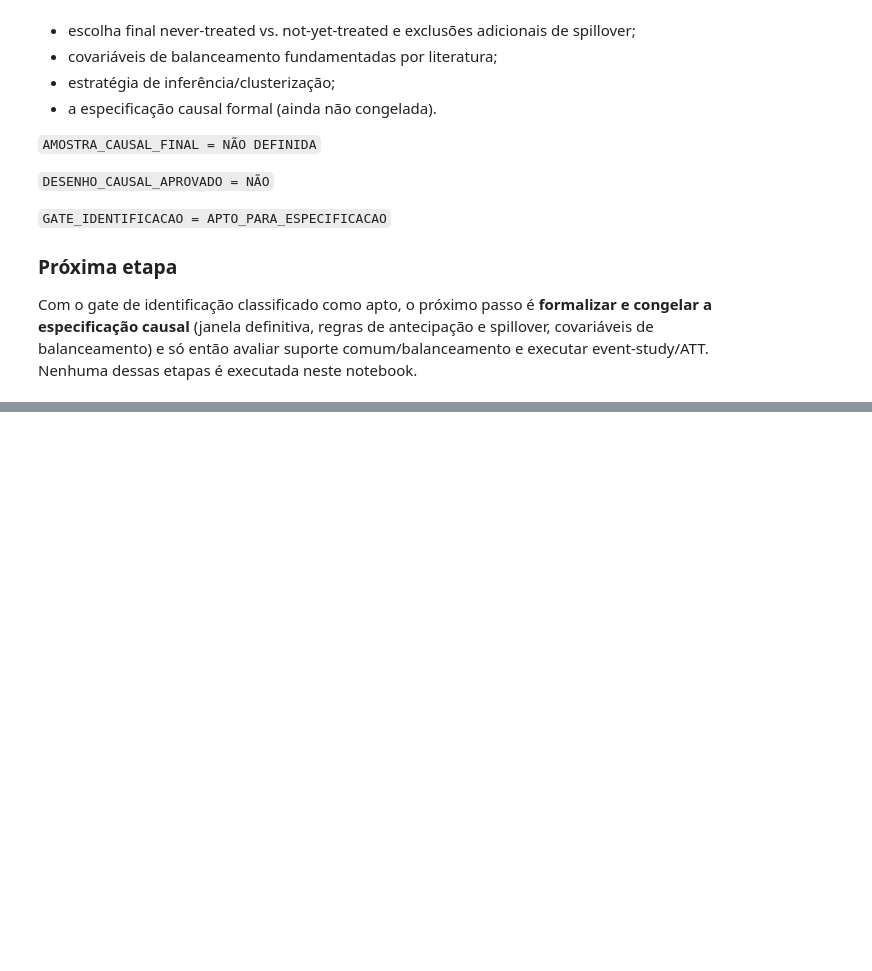
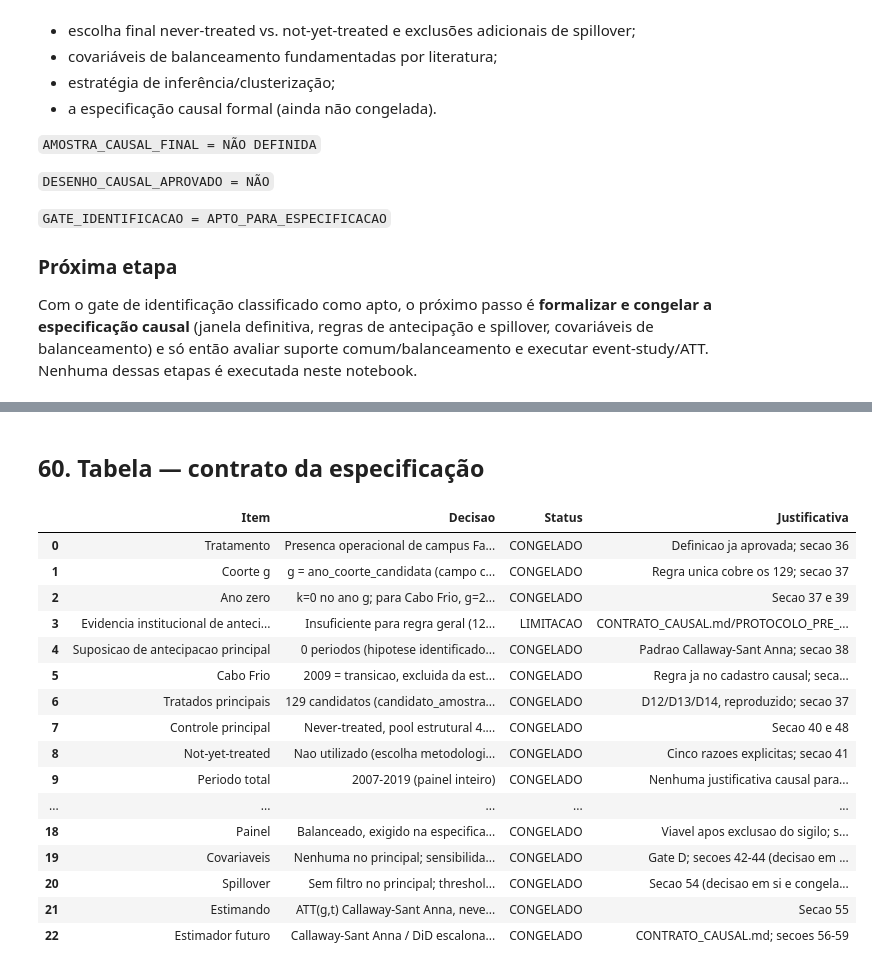
Before and after one commit to ariel-velardo/data-science-projects, a Jupyter notebook: projetos/big-data-expansao-rede-federal-economia-municipal/notebooks/01_analise_expansao_rede_federal_economia_municipal.ipynb, the cells around one changed output, grey strips where cells are left out. Cells and saved outputs as stored; diff of their text form; code cells hidden in the pictures; blank space fills up the shorter version.

Commit message:
feat: congela especificacao causal
Co-Authored-By: Claude Sonnet 5 <noreply@anthropic.com>

```diff
--- a/projetos/big-data-expansao-rede-federal-economia-municipal/notebooks/01_analise_expansao_rede_federal_economia_municipal.ipynb
+++ b/projetos/big-data-expansao-rede-federal-economia-municipal/notebooks/01_analise_expansao_rede_federal_economia_municipal.ipynb
@@ -951,0 +1697,47 @@ Nenhuma dessas etapas é executada neste notebook.
+# %% [markdown]
+## 60. Tabela — contrato da especificação
+# %%
+contrato_especificacao = pd.DataFrame([
+    {'Item': 'Tratamento', 'Decisao': 'Presenca operacional de campus Fase II (cadastro causal D11, nao redefinido)', 'Status': 'CONGELADO', 'Justificativa': 'Definicao ja aprovada; secao 36'},
+    {'Item': 'Coorte g', 'Decisao': "g = ano_coorte_candidata (campo canonico do cadastro)", 'Status': 'CONGELADO', 'Justificativa': 'Regra unica cobre os 129; secao 37'},
+    {'Item': 'Ano zero', 'Decisao': 'k=0 no ano g; para Cabo Frio, g=2010 (primeiro ano completo)', 'Status': 'CONGELADO', 'Justificativa': 'Secao 37 e 39'},
+    {'Item': 'Evidencia institucional de antecipacao', 'Decisao': 'Insuficiente para regra geral (128/129 sob proxy_censo, sem transicao documentada)', 'Status': 'LIMITACAO', 'Justificativa': 'CONTRATO_CAUSAL.md/PROTOCOLO_PRE_ANALISE.md 6.7; secao 38'},
+    {'Item': 'Suposicao de antecipacao principal', 'Decisao': '0 periodos (hipotese identificadora, nao fato observado)', 'Status': 'CONGELADO', 'Justificativa': 'Padrao Callaway-Sant Anna; secao 38'},
+    {'Item': 'Cabo Frio', 'Decisao': '2009 = transicao, excluida da estimacao; 2010 = primeiro ano completo = g = k=0', 'Status': 'CONGELADO', 'Justificativa': 'Regra ja no cadastro causal; secao 39'},
+    {'Item': 'Tratados principais', 'Decisao': '129 candidatos (candidato_amostra_principal=True)', 'Status': 'CONGELADO', 'Justificativa': 'D12/D13/D14, reproduzido; secao 37'},
+    {'Item': 'Controle principal', 'Decisao': 'Never-treated, pool estrutural 4.964 menos sigilo = 4.963', 'Status': 'CONGELADO', 'Justificativa': 'Secao 40 e 48'},
+    {'Item': 'Not-yet-treated', 'Decisao': 'Nao utilizado (escolha metodologica deliberada, nao proibicao tecnica)', 'Status': 'CONGELADO', 'Justificativa': 'Cinco razoes explicitas; secao 41'},
+    {'Item': 'Periodo total', 'Decisao': '2007-2019 (painel inteiro)', 'Status': 'CONGELADO', 'Justificativa': 'Nenhuma justificativa causal para cortar; secao 50'},
+    {'Item': 'Janela principal', 'Decisao': 'k = -2,-1,0,+1,+2 (2 pre + 3 pos)', 'Status': 'CONGELADO', 'Justificativa': '129/129 preservados; secao 51'},
+    {'Item': 'Janela sensibilidade', 'Decisao': 'k = -3,-2,-1,0,+1,+2 (3 pre + 3 pos)', 'Status': 'SENSIBILIDADE', 'Justificativa': '108/129, exclui 2009; secao 52'},
+    {'Item': 'Referencia futura', 'Decisao': 'k=-1 como periodo de referencia do event-study', 'Status': 'CONGELADO', 'Justificativa': 'Secao 51'},
+    {'Item': 'Coorte 2009', 'Decisao': 'Incluida no principal; excluida por construcao na sensibilidade 3pre', 'Status': 'CONGELADO', 'Justificativa': 'Secao 53'},
+    {'Item': 'Outcome', 'Decisao': 'CEMPRE 708 (pessoal ocupado assalariado), nivel', 'Status': 'CONGELADO', 'Justificativa': 'CONTRATO_CAUSAL.md; secao 45'},
+    {'Item': 'Transformacao', 'Decisao': 'log1p como sensibilidade (ha zeros reais nos controles); nivel e o principal', 'Status': 'SENSIBILIDADE', 'Justificativa': 'Secao 46'},
+    {'Item': 'Outcome per capita', 'Decisao': 'Nao disponivel nesta especificacao', 'Status': 'PENDENTE', 'Justificativa': 'Sem fonte populacional aprovada; secao 47 (nao essencial, nao bloqueia)'},
+    {'Item': 'Sigilo', 'Decisao': 'Municipio 5003900 excluido do painel causal principal inteiro', 'Status': 'CONGELADO', 'Justificativa': 'Secao 48; nunca imputado nem zerado'},
+    {'Item': 'Painel', 'Decisao': 'Balanceado, exigido na especificacao principal', 'Status': 'CONGELADO', 'Justificativa': 'Viavel apos exclusao do sigilo; secao 49'},
+    {'Item': 'Covariaveis', 'Decisao': 'Nenhuma no principal; sensibilidade futura se houver dados aprovados', 'Status': 'CONGELADO', 'Justificativa': 'Gate D; secoes 42-44 (decisao em si e congelada; dado futuro e sensibilidade)'},
+    {'Item': 'Spillover', 'Decisao': 'Sem filtro no principal; thresholds ja documentados (25/50/100km, arranjo) como sensibilidades futuras', 'Status': 'CONGELADO', 'Justificativa': 'Secao 54 (decisao em si e congelada; filtro e sensibilidade)'},
+    {'Item': 'Estimando', 'Decisao': 'ATT(g,t) Callaway-Sant Anna, never-treated, PT incondicional, k=-2..+2 principal', 'Status': 'CONGELADO', 'Justificativa': 'Secao 55'},
+    {'Item': 'Estimador futuro', 'Decisao': "Callaway-Sant Anna / DiD escalonado (nao executado nesta etapa)", 'Status': 'CONGELADO', 'Justificativa': 'CONTRATO_CAUSAL.md; secoes 56-59'},
+])
+display(estilizar_tabela_ipt(contrato_especificacao))
+# %% [output]
+|  | Item | Decisao | Status | Justificativa |
+| 0 | Tratamento | Presenca operacional de campus Fa... | CONGELADO | Definicao ja aprovada; secao 36 |
+| 1 | Coorte g | g = ano_coorte_candidata (campo c... | CONGELADO | Regra unica cobre os 129; secao 37 |
+| 2 | Ano zero | k=0 no ano g; para Cabo Frio, g=2... | CONGELADO | Secao 37 e 39 |
+| 3 | Evidencia institucional de anteci... | Insuficiente para regra geral (12... | LIMITACAO | CONTRATO_CAUSAL.md/PROTOCOLO_PRE_... |
+| 4 | Suposicao de antecipacao principal | 0 periodos (hipotese identificado... | CONGELADO | Padrao Callaway-Sant Anna; secao 38 |
+| 5 | Cabo Frio | 2009 = transicao, excluida da est... | CONGELADO | Regra ja no cadastro causal; seca... |
+| 6 | Tratados principais | 129 candidatos (candidato_amostra... | CONGELADO | D12/D13/D14, reproduzido; secao 37 |
+| 7 | Controle principal | Never-treated, pool estrutural 4.... | CONGELADO | Secao 40 e 48 |
+| 8 | Not-yet-treated | Nao utilizado (escolha metodologi... | CONGELADO | Cinco razoes explicitas; secao 41 |
+| 9 | Periodo total | 2007-2019 (painel inteiro) | CONGELADO | Nenhuma justificativa causal para... |
+| ... | ... | ... | ... | ... |
+| 18 | Painel | Balanceado, exigido na especifica... | CONGELADO | Viavel apos exclusao do sigilo; s... |
+| 19 | Covariaveis | Nenhuma no principal; sensibilida... | CONGELADO | Gate D; secoes 42-44 (decisao em ... |
+| 20 | Spillover | Sem filtro no principal; threshol... | CONGELADO | Secao 54 (decisao em si e congela... |
+| 21 | Estimando | ATT(g,t) Callaway-Sant Anna, neve... | CONGELADO | Secao 55 |
+| 22 | Estimador futuro | Callaway-Sant Anna / DiD escalona... | CONGELADO | CONTRATO_CAUSAL.md; secoes 56-59 |
```
Also changed, not shown: parts of 42 cells of this notebook, 2 other files.
